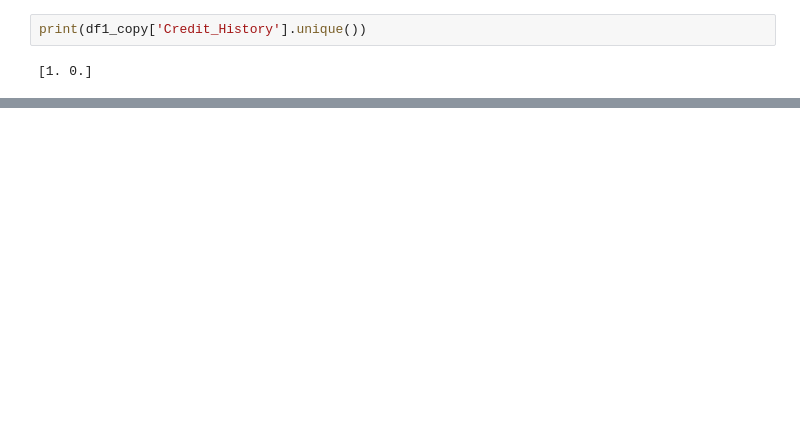
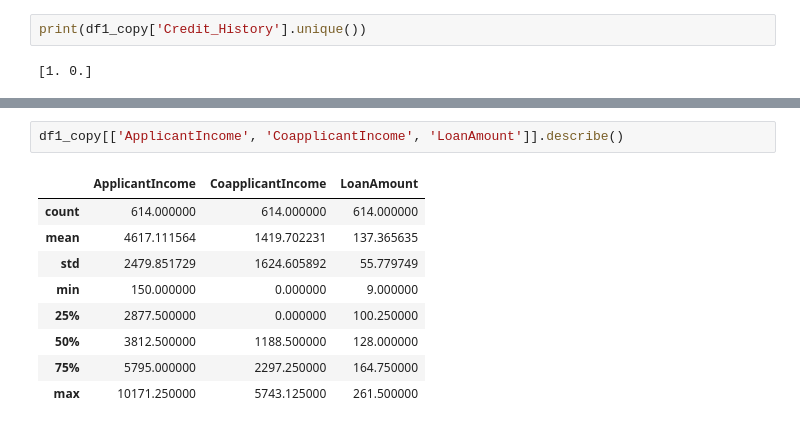
Before and after one commit to Divine123-glitch/module_3, a Jupyter notebook: Task/task25/home_loan.ipynb, the cells around one changed output, grey strips where cells are left out. Saved outputs shown, nothing was run; the diff lists cells and outputs as text; blank space fills up the shorter version.

```diff
--- a/Task/task25/home_loan.ipynb
+++ b/Task/task25/home_loan.ipynb
@@ -1071,0 +1141,12 @@ print(df1_copy['Credit_History'].unique())
+# %%
+df1_copy[['ApplicantIncome', 'CoapplicantIncome', 'LoanAmount']].describe()
+# %% [output]
+|  | ApplicantIncome | CoapplicantIncome | LoanAmount |
+| count | 614.000000 | 614.000000 | 614.000000 |
+| mean | 4617.111564 | 1419.702231 | 137.365635 |
+| std | 2479.851729 | 1624.605892 | 55.779749 |
+| min | 150.000000 | 0.000000 | 9.000000 |
+| 25% | 2877.500000 | 0.000000 | 100.250000 |
+| 50% | 3812.500000 | 1188.500000 | 128.000000 |
+| 75% | 5795.000000 | 2297.250000 | 164.750000 |
+| max | 10171.250000 | 5743.125000 | 261.500000 |
```
Also changed, not shown: parts of 11 cells of this notebook, 2 other files.
